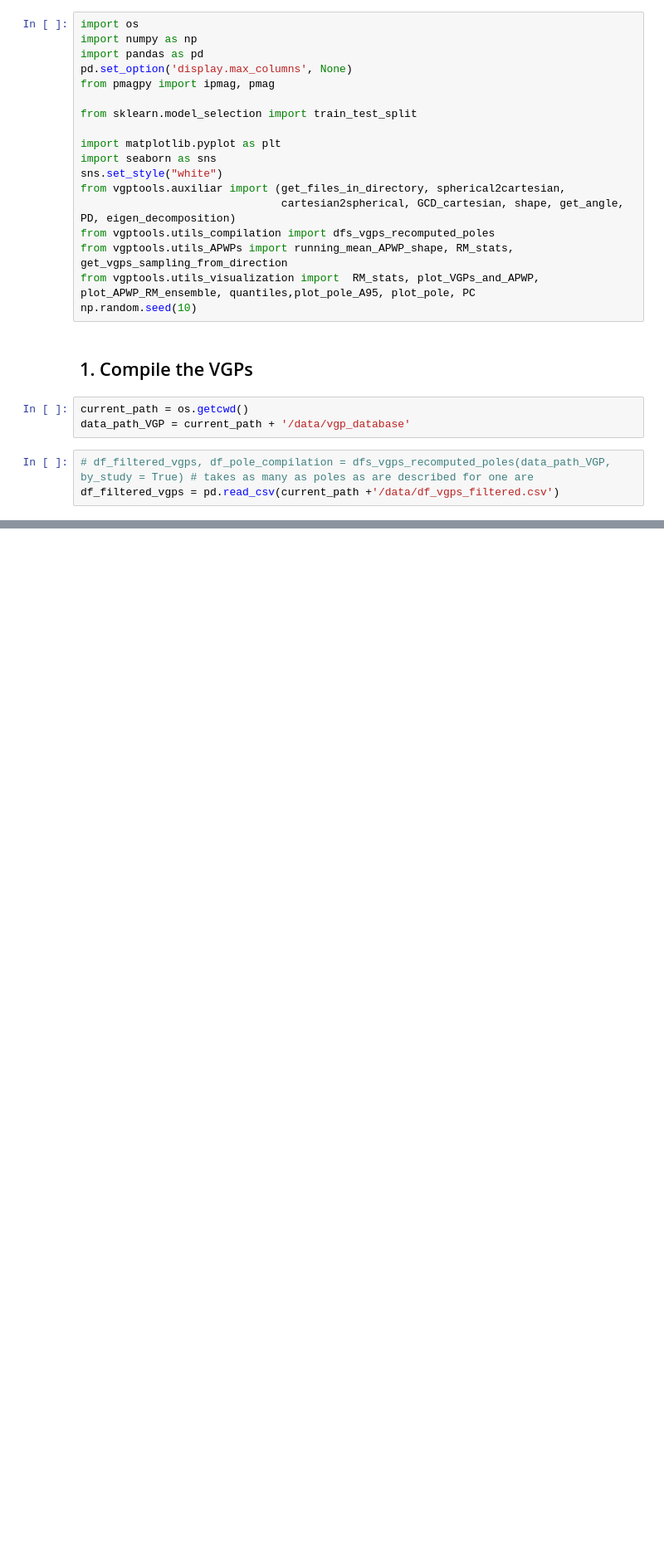
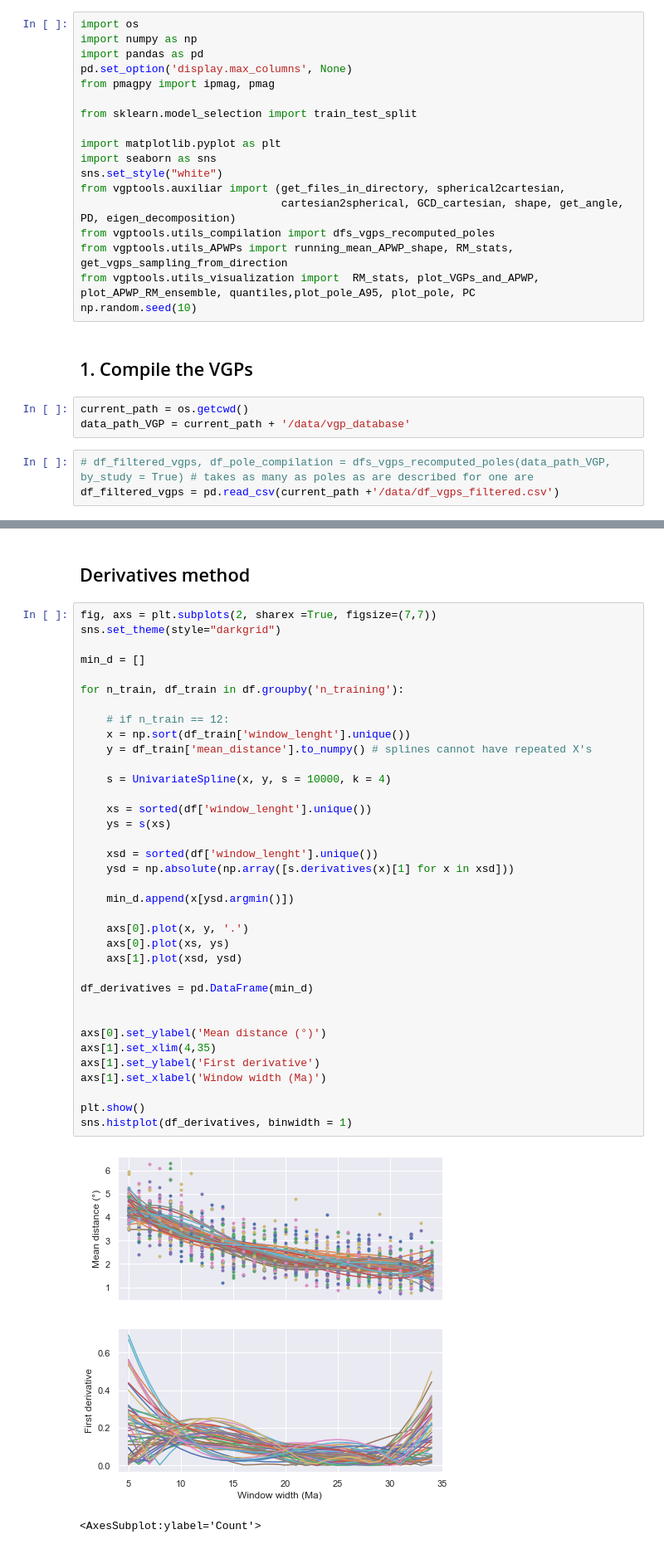
Before and after one commit to PolarWandering/Young_CEED, a Jupyter notebook: Cross-Validation.ipynb, the cells around one changed output, grey strips where cells are left out. Shown at 83% size. Saved outputs shown, nothing was run; the diff lists cells and outputs as text; blank space fills up the shorter version.

```diff
--- a/Cross-Validation.ipynb
+++ b/Cross-Validation.ipynb
@@ -256,0 +74,41 @@ plt.show()
+# %% [markdown]
+## Derivatives method
+# %%
+fig, axs = plt.subplots(2, sharex =True, figsize=(7,7))
+sns.set_theme(style="darkgrid")
+
+min_d = []
+
+for n_train, df_train in df.groupby('n_training'):
+
+    # if n_train == 12:
+    x = np.sort(df_train['window_lenght'].unique())
+    y = df_train['mean_distance'].to_numpy() # splines cannot have repeated X's
+
+    s = UnivariateSpline(x, y, s = 10000, k = 4)
+
+    xs = sorted(df['window_lenght'].unique())
+    ys = s(xs)
+
+    xsd = sorted(df['window_lenght'].unique())
+    ysd = np.absolute(np.array([s.derivatives(x)[1] for x in xsd]))
+
+    min_d.append(x[ysd.argmin()])
+
+    axs[0].plot(x, y, '.')
+    axs[0].plot(xs, ys)
+    axs[1].plot(xsd, ysd)
+
+df_derivatives = pd.DataFrame(min_d)
+
+
+axs[0].set_ylabel('Mean distance (°)')
+axs[1].set_xlim(4,35)
+axs[1].set_ylabel('First derivative')
+axs[1].set_xlabel('Window width (Ma)')
+
+plt.show()
+sns.histplot(df_derivatives, binwidth = 1)
+# %% [output]
+[figure, added]
+<AxesSubplot:ylabel='Count'>
```
Also changed, not shown: parts of 19 cells of this notebook.
